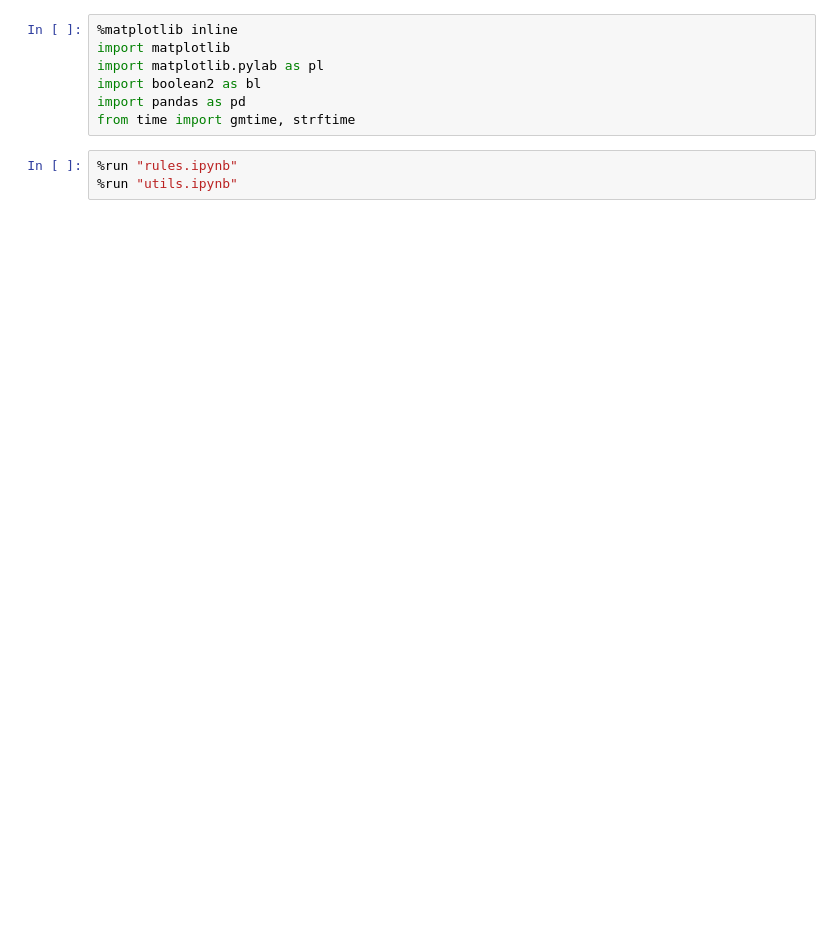
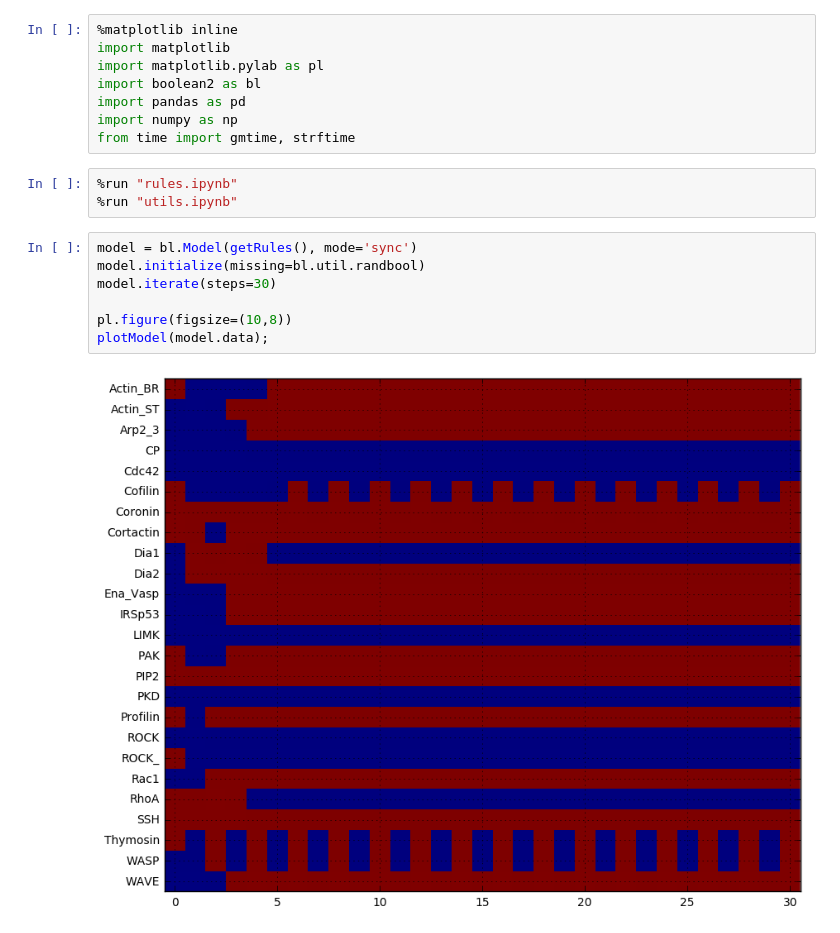
Before and after one commit to Vitaljok/actin-signaling, a Jupyter notebook: Actin BooleanNet v3.ipynb, the cells around one changed output. Saved outputs shown, nothing was run; the diff lists cells and outputs as text; blank space fills up the shorter version.

```diff
--- a/Actin BooleanNet v3.ipynb
+++ b/Actin BooleanNet v3.ipynb
@@ -4,10 +4,20 @@ import matplotlib
 import matplotlib.pylab as pl
 import boolean2 as bl
 import pandas as pd
+import numpy as np
 from time import gmtime, strftime
 # %%
 %run "rules.ipynb"
 %run "utils.ipynb"
+# %%
+model = bl.Model(getRules(), mode='sync')
+model.initialize(missing=bl.util.randbool)
+model.iterate(steps=30)
+
+pl.figure(figsize=(10,8))
+plotModel(model.data);
+# %% [output]
+[figure, added]
 # %%
 model = bl.Model(getRules(), mode='sync')
 for c in range(100):
```
Also changed, not shown: parts of 1 cell of this notebook, 5 other files.
